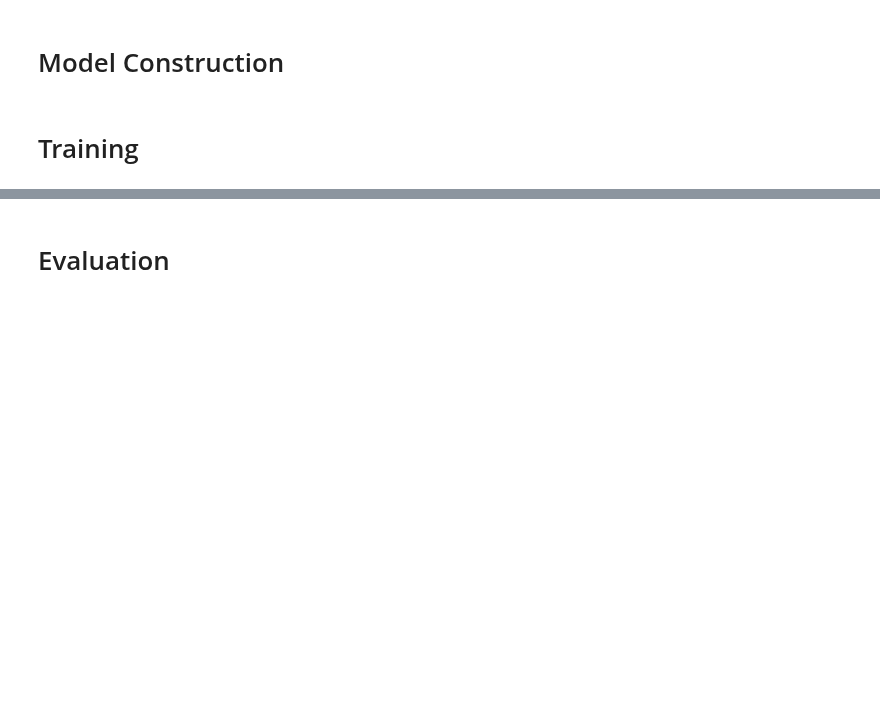
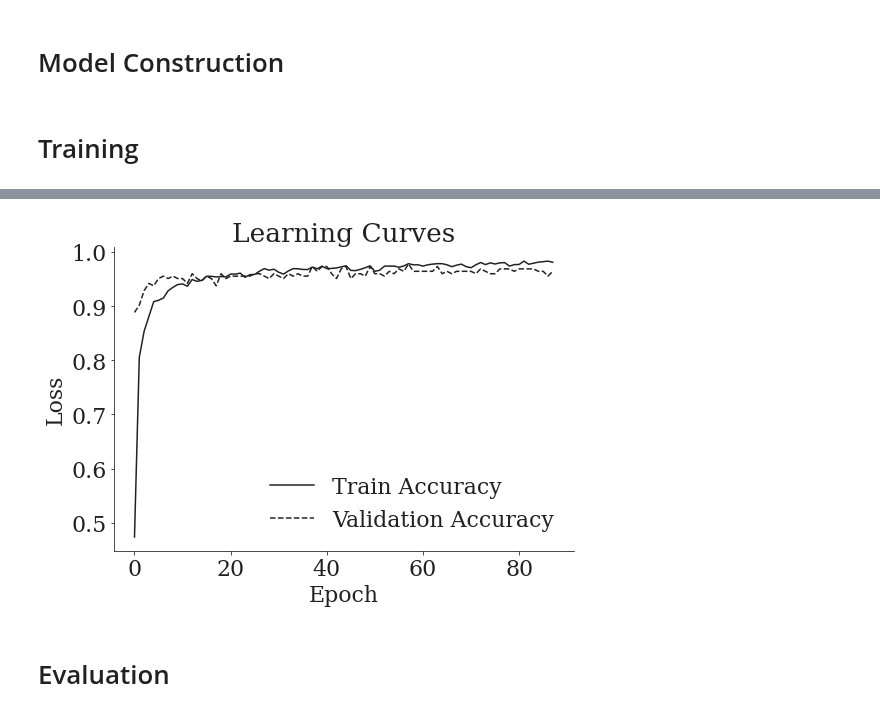
Before and after one commit to atick-faisal/Sign-Language-Recognition, a Jupyter notebook: core/colab/ProjectionNet.ipynb, the cells around one changed output, grey strips where cells are left out. Drawn from its saved outputs; the diff is of its cells as text; code cells hidden in the pictures; blank space fills up the shorter version.

Commit message:
Get 97.7% acc from stack cnn

```diff
--- a/core/colab/ProjectionNet.ipynb
+++ b/core/colab/ProjectionNet.ipynb
@@ -17,13 +17,13 @@ from tensorflow.keras import layers, models
 class config(object):
     INFERENCE_TIME = 3.0  # ... Segment duration
     HOLD_TIME = 2.0  # ... Time before next prediction session
-    SEGMENT_LEN = 256
+    SEGMENT_LEN = 150
     IMG_LEN = 160  # 1/9 of the 224x224 image
     N_CHANNELS = 3
-    LEARNING_RATE = 0.001
+    LEARNING_RATE = 0.0003
     BATCH_SIZE = 32
-    N_EPOCHS = 100
-    PATIENCE = 10
+    N_EPOCHS = 300
+    PATIENCE = 30
     PROJECTION_LANDMARKS = ["rp", "rf0", "rf1"]
     INFERENCE_FEATURES = [
         "rpx",
@@ -82,12 +82,14 @@ class config(object):
 # %% [markdown]
 # Load Dataset
 # %%
-X_train = joblib.load("X_train.joblib")
-y_train = joblib.load("y_train.joblib")
-X_test = joblib.load("X_test.joblib")
-y_test = joblib.load("y_test.joblib")
+X_train = joblib.load("X_train_stack_11.joblib")
+y_train = joblib.load("y_train_stcak_11.joblib")
+X_test = joblib.load("X_test_stack_11.joblib")
+y_test = joblib.load("y_test_stack_11.joblib")
 
-print(X_train.shape)
-print(X_test.shape)
+print(X_train[0].shape)
+print(X_test[0].shape)
+print(X_train[-1].shape)
+print(X_test[-1].shape)
 print(y_train.shape)
 print(y_test.shape)
@@ -126,11 +135,11 @@ class ProjectionNet():
     def conv_block_1d(self):
         inputs = layers.Input(shape=self.feature_vector_shape)
         x = layers.BatchNormalization()(inputs)
-        x = layers.Conv1D(8, 3, activation="selu")(x)
-        x = layers.Conv1D(8, 3, activation="selu")(x)
-        x = layers.MaxPool1D(2)(x)
         x = layers.Conv1D(16, 3, activation="selu")(x)
         x = layers.Conv1D(16, 3, activation="selu")(x)
+        x = layers.MaxPool1D(2)(x)
+        x = layers.Conv1D(32, 3, activation="selu")(x)
+        x = layers.Conv1D(32, 3, activation="selu")(x)
         x = layers.MaxPool1D(2)(x)
         x = layers.Flatten()(x)
         output = layers.Dense(32)(x)
@@ -187,13 +196,13 @@ model = ProjectionNet(
 
 model.compile(
     optimizer=tf.keras.optimizers.Adam(learning_rate=config.LEARNING_RATE),
-    loss=tf.keras.losses.SparseCategoricalCrossentropy(from_logits=True),
+    loss=tf.keras.losses.SparseCategoricalCrossentropy(from_logits=False),
     metrics=['accuracy']
 )
 
 callbacks = [
     tf.keras.callbacks.EarlyStopping(
-        monitor="val_loss",
+        monitor="val_accuracy",
         patience=config.PATIENCE,
         restore_best_weights=True
     )
@@ -211,33 +238,35 @@ history = model.fit(
 # %%
 import matplotlib.pyplot as plt
 
 plt.rcParams.update({
     # "text.usetex": True,
     "font.family": "serif",
     # "font.serif": ["Computer Modern Roman"],
     "font.size": 22,
     "text.color": "#212121",
     "axes.edgecolor": "#212121",
     "xtick.color": "#212121",
     "ytick.color": "#212121",
     "axes.labelcolor": "#212121",
     'legend.frameon': False,
 })
 
 fig = plt.figure(figsize=(8, 6))
 ax = fig.gca()
-ax.plot(history.history["loss"], "-", color="#212121", label="Train Loss")
-ax.plot(history.history["val_loss"], "--",
-        color="#212121", label="Validation Loss")
+ax.plot(history.history["accuracy"], "-", color="#212121", label="Train Accuracy")
+ax.plot(history.history["val_accuracy"], "--",
+        color="#212121", label="Validation Accuracy")
 ax.set_xlabel("Epoch")
 ax.set_ylabel("Loss")
 ax.spines['right'].set_visible(False)
 ax.spines['top'].set_visible(False)
 plt.title("Learning Curves")
 plt.legend()
 plt.tight_layout()
-# plt.savefig("../assets/lc.png")
+plt.savefig("lc_acc.svg")
 plt.show()
+# %% [output]
+[figure, added]
 # %% [markdown]
 # Evaluation
 # %%
```
Also changed, not shown: parts of 8 cells of this notebook.
